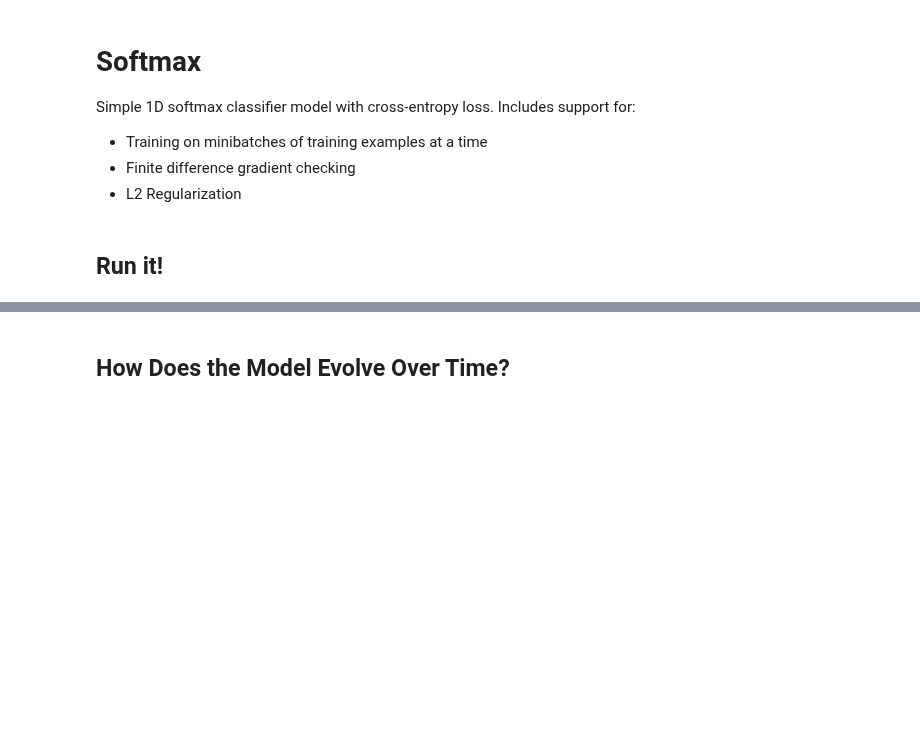
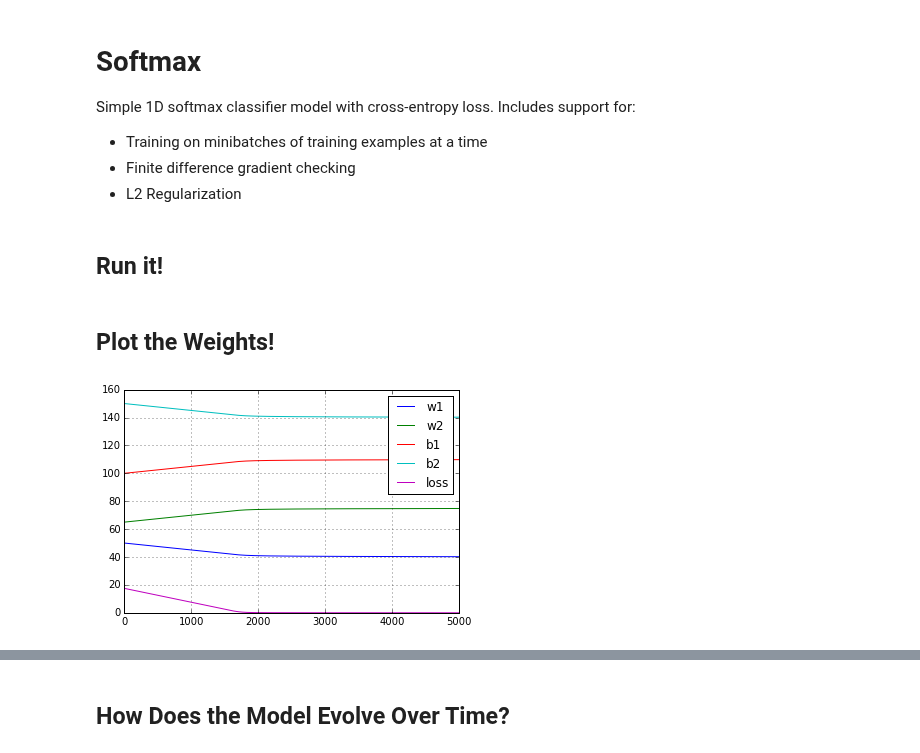
Before and after one commit to ebanner/cs393r_project, a Jupyter notebook: 1d/Softmax.ipynb, the cells around one changed output, grey strips where cells are left out. Cells and saved outputs as stored; diff of their text form; code cells hidden in the pictures; blank space fills up the shorter version.

```diff
--- a/1d/Softmax.ipynb
+++ b/1d/Softmax.ipynb
@@ -98,0 +108,10 @@ estimates = list(estimates(5000))
+# %% [markdown]
+## Plot the Weights!
+# %%
+df = pd.DataFrame(estimates, columns=Params._fields)
+
+axes = df[['w1', 'w2', 'b1', 'b2', 'loss']].plot()
+axes.xaxis.grid(b=True)
+axes.yaxis.grid(b=True)
+# %% [output]
+[figure, added]
```
Also changed, not shown: parts of 5 cells of this notebook.
